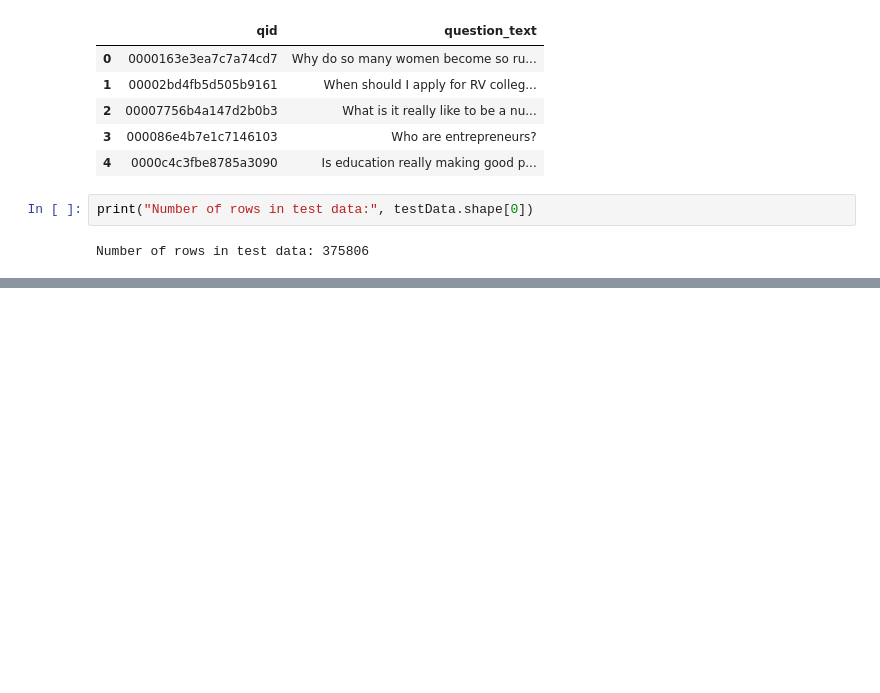
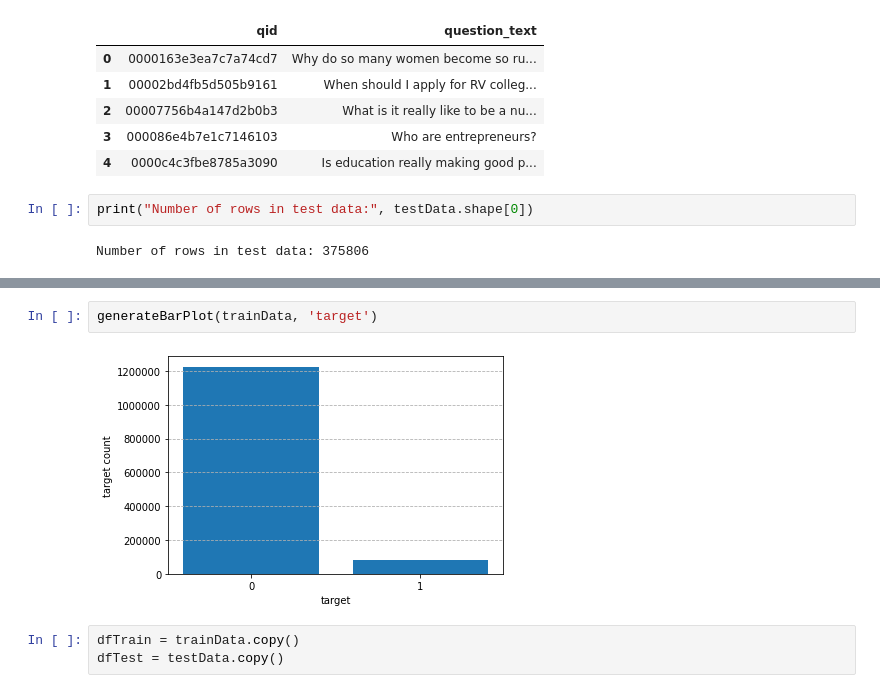
Before and after one commit to shiranimehr/Capstone-two, a Jupyter notebook: insincere_questions_classification/notebooks/Untitled.ipynb, the cells around one changed output, grey strips where cells are left out. Drawn from its saved outputs; the diff is of its cells as text; blank space fills up the shorter version.

```diff
--- a/insincere_questions_classification/notebooks/Untitled.ipynb
+++ b/insincere_questions_classification/notebooks/Untitled.ipynb
@@ -54,0 +60,7 @@ generatePieChart(trainData['target'])
+# %%
+generateBarPlot(trainData, 'target')
+# %% [output]
+[figure, added]
+# %%
+dfTrain = trainData.copy()
+dfTest = testData.copy()
```
Also changed, not shown: parts of 9 cells of this notebook.
